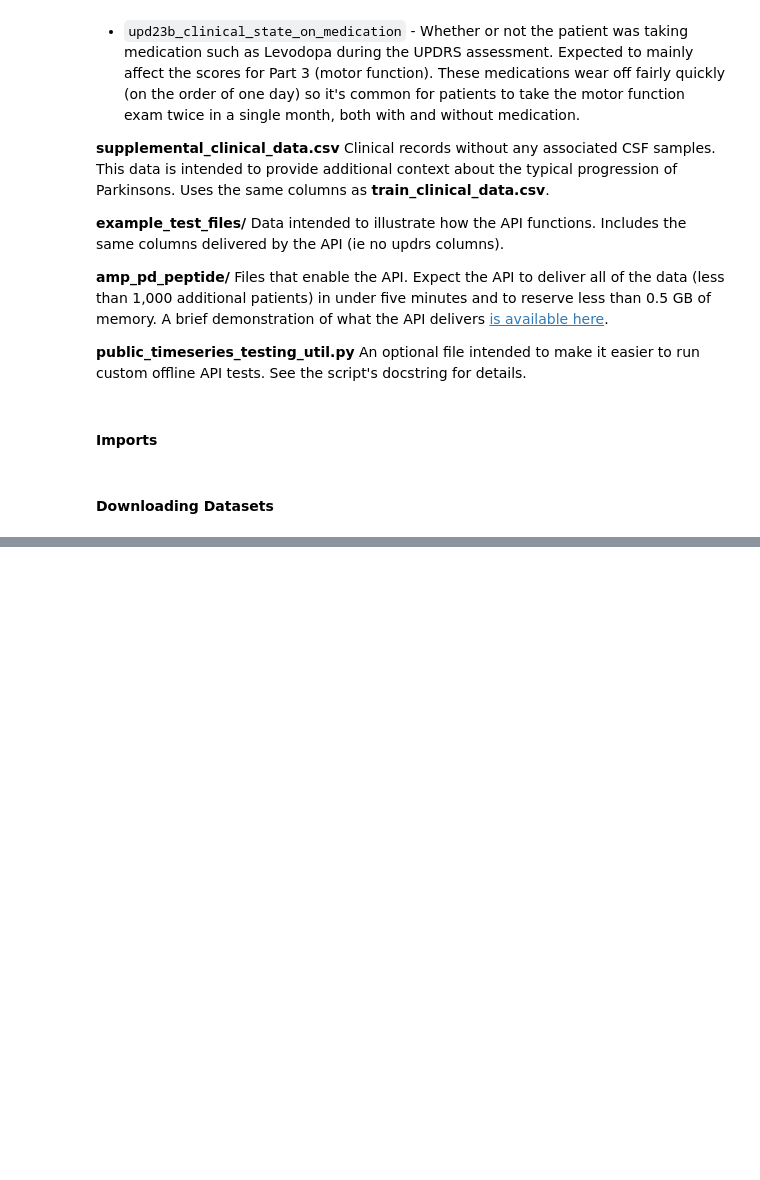
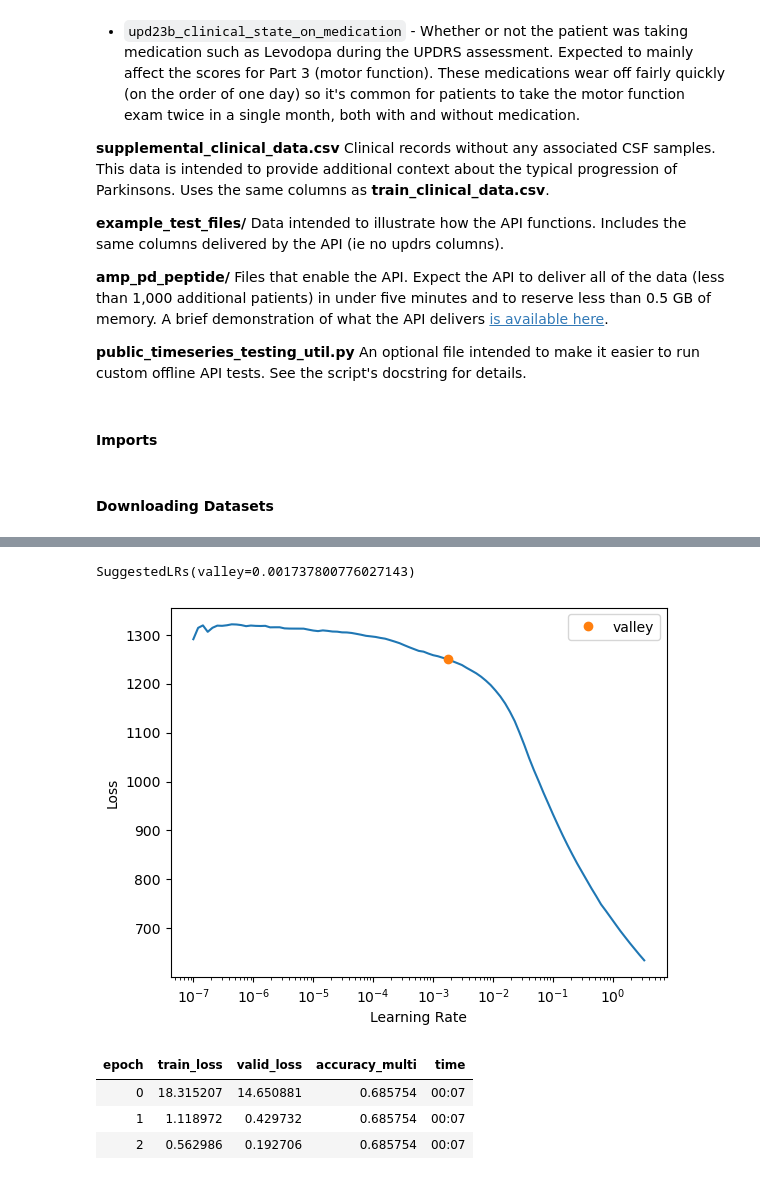
Before and after one commit to peterbull/parkinsons-progression, a Jupyter notebook: pb_parkinsons_prog.ipynb, the cells around one changed output, grey strips where cells are left out. Drawn from its saved outputs; the diff is of its cells as text; code cells hidden in the pictures; blank space fills up the shorter version.

```diff
--- a/pb_parkinsons_prog.ipynb
+++ b/pb_parkinsons_prog.ipynb
@@ -88,0 +141,8 @@ df_train_proteins = pd.read_csv(path/"train_proteins.csv")
+# %%
+#| export
+procs = [Categorify, FillMissing, Normalize]
+cont, cat = cont_cat_split(df_train, dep_var=dep_var, max_card=1)
+splits = RandomSplitter(valid_pct=0.2)(range_of(df_train))
+# %%
+#| export
+to = TabularPandas(df_train, procs, cat, cont, y_names=dep_var, splits=splits)
@@ -88,0 +189,3 @@ df_train_proteins = pd.read_csv(path/"train_proteins.csv")
+# %%
+#| export
+dls = to.dataloaders(bs=256)
@@ -88,0 +231,6 @@ df_train_proteins = pd.read_csv(path/"train_proteins.csv")
+# %%
+#| export
+learn = tabular_learner(dls, layers=[200,100], metrics=[accuracy_multi], n_out=4, y_range=(0, 80), loss_func=mse)
+# %%
+learn.lr_find()
+# %% [output]
@@ -89,3 +238,13 @@ df_train_proteins = pd.read_csv(path/"train_proteins.csv")
+SuggestedLRs(valley=0.001737800776027143)
+[figure, added]
+# %%
+#| export
+learn.fit_one_cycle(3, 1e-3)
+# %% [output]
+| epoch | train_loss | valid_loss | accuracy_multi | time |
+| 0 | 18.315207 | 14.650881 | 0.685754 | 00:07 |
+| 1 | 1.118972 | 0.429732 | 0.685754 | 00:07 |
+| 2 | 0.562986 | 0.192706 | 0.685754 | 00:07 |
 # %%
 import nbdev
 nbdev.export.nb_export('pb_parkinsons_prog.ipynb', 'app_v1')
```
Also changed, not shown: parts of 22 cells of this notebook, 1 other file.
